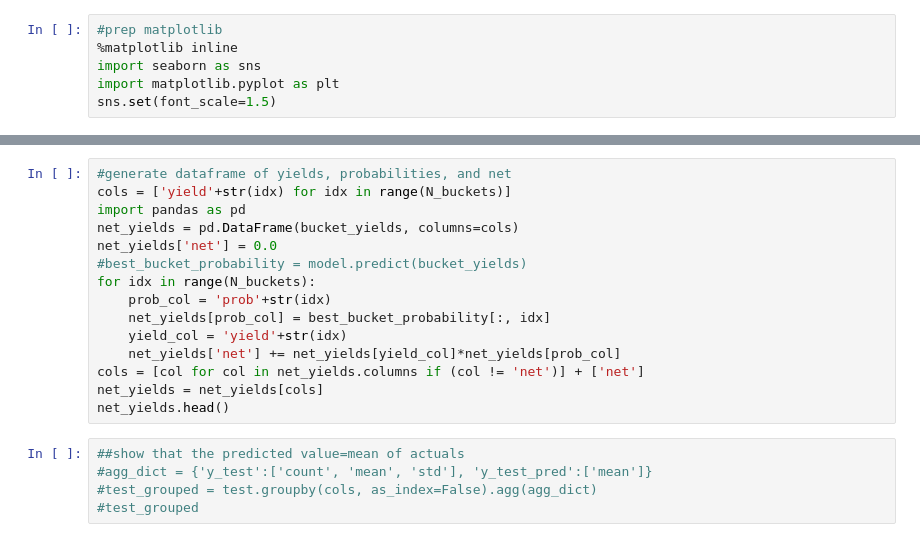
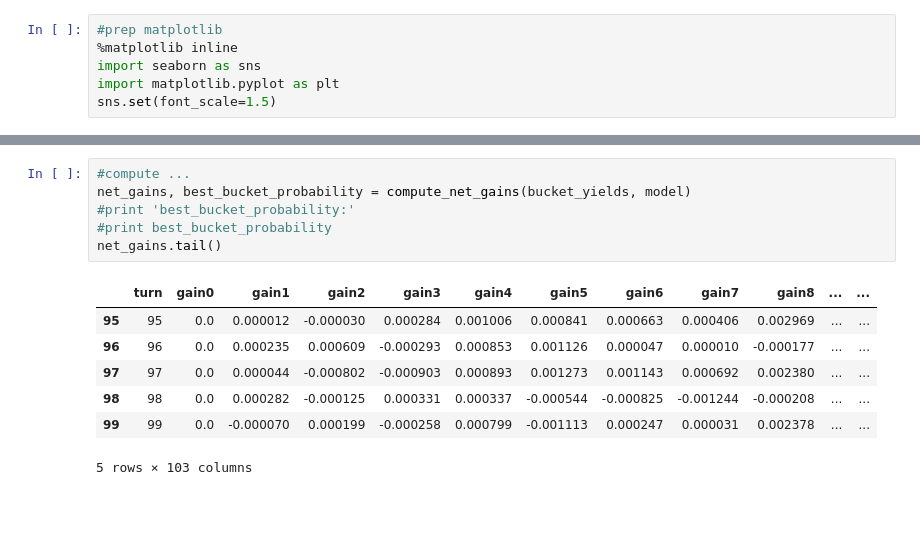
Before and after one commit to joehahn/hivemind, a Jupyter notebook: hivemind.ipynb, the cells around one changed output, grey strips where cells are left out. Drawn from its saved outputs; the diff is of its cells as text; blank space fills up the shorter version.

```diff
--- a/hivemind.ipynb
+++ b/hivemind.ipynb
@@ -163,21 +136,15 @@ net_yields
-# %%
-#generate dataframe of yields, probabilities, and net
-cols = ['yield'+str(idx) for idx in range(N_buckets)]
-import pandas as pd
-net_yields = pd.DataFrame(bucket_yields, columns=cols)
-net_yields['net'] = 0.0
-#best_bucket_probability = model.predict(bucket_yields)
-for idx in range(N_buckets):
-    prob_col = 'prob'+str(idx)
-    net_yields[prob_col] = best_bucket_probability[:, idx]
-    yield_col = 'yield'+str(idx)
-    net_yields['net'] += net_yields[yield_col]*net_yields[prob_col]
-cols = [col for col in net_yields.columns if (col != 'net')] + ['net']
-net_yields = net_yields[cols]
-net_yields.head()
-# %%
-##show that the predicted value=mean of actuals
-#agg_dict = {'y_test':['count', 'mean', 'std'], 'y_test_pred':['mean']}
-#test_grouped = test.groupby(cols, as_index=False).agg(agg_dict)
-#test_grouped
+# %%
+#compute ...
+net_gains, best_bucket_probability = compute_net_gains(bucket_yields, model)
+#print 'best_bucket_probability:'
+#print best_bucket_probability
+net_gains.tail()
+# %% [output]
+|  | turn | gain0 | gain1 | gain2 | gain3 | gain4 | gain5 | gain6 | gain7 | gain8 | ... | ... |
+| 95 | 95 | 0.0 | 0.000012 | -0.000030 | 0.000284 | 0.001006 | 0.000841 | 0.000663 | 0.000406 | 0.002969 | ... | ... |
+| 96 | 96 | 0.0 | 0.000235 | 0.000609 | -0.000293 | 0.000853 | 0.001126 | 0.000047 | 0.000010 | -0.000177 | ... | ... |
+| 97 | 97 | 0.0 | 0.000044 | -0.000802 | -0.000903 | 0.000893 | 0.001273 | 0.001143 | 0.000692 | 0.002380 | ... | ... |
+| 98 | 98 | 0.0 | 0.000282 | -0.000125 | 0.000331 | 0.000337 | -0.000544 | -0.000825 | -0.001244 | -0.000208 | ... | ... |
+| 99 | 99 | 0.0 | -0.000070 | 0.000199 | -0.000258 | 0.000799 | -0.001113 | 0.000247 | 0.000031 | 0.002378 | ... | ... |
+5 rows × 103 columns
 # %%
```
Also changed, not shown: parts of 10 cells of this notebook, 1 other file.
